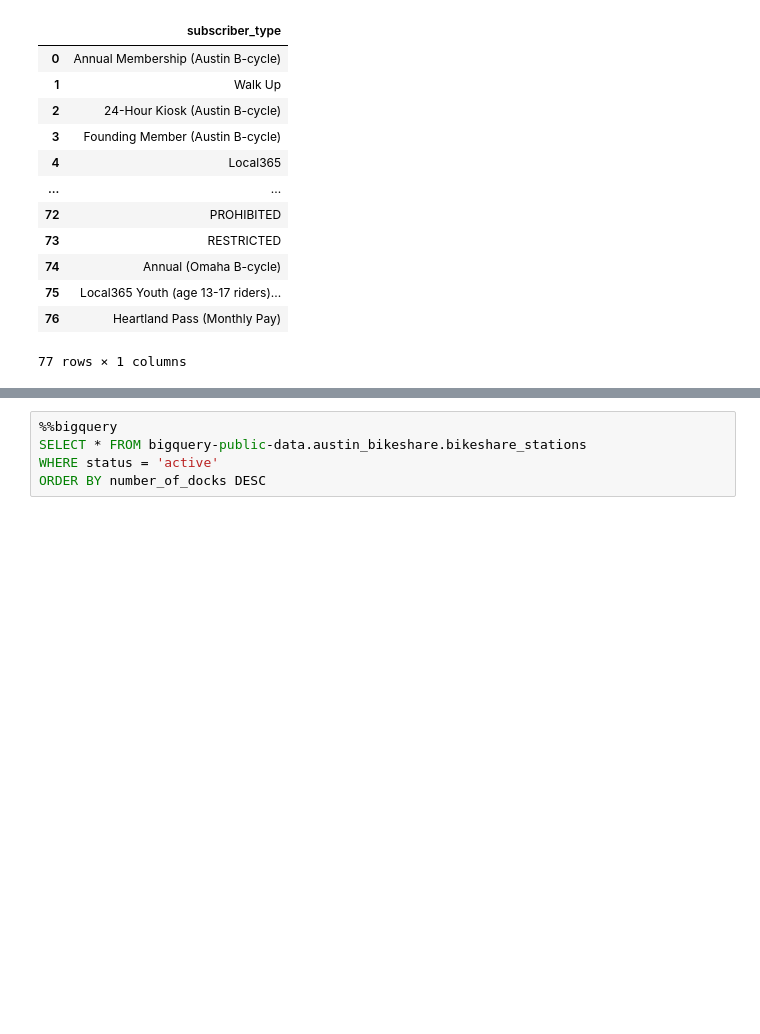
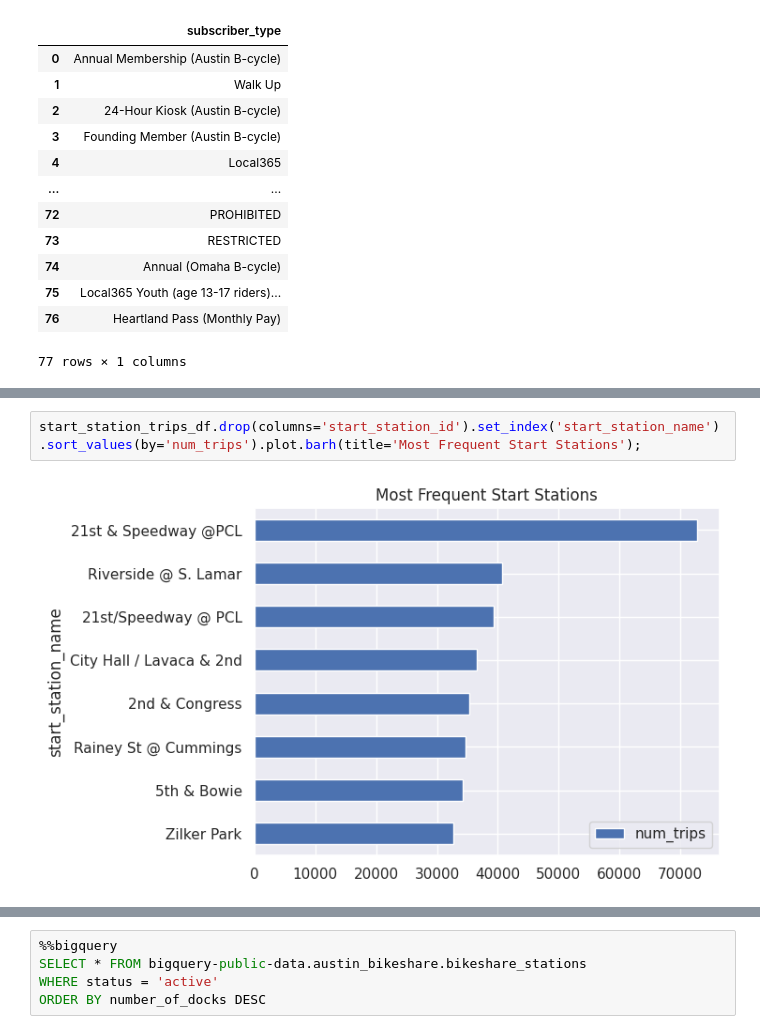
Before and after one commit to dan-bouchard/sql-big-query, a Jupyter notebook: sql_big_query.ipynb, the cells around one changed output, grey strips where cells are left out. Drawn from its saved outputs; the diff is of its cells as text; blank space fills up the shorter version.

```diff
--- a/sql_big_query.ipynb
+++ b/sql_big_query.ipynb
@@ -230 +203,5 @@ LIMIT 8
+# %%
+start_station_trips_df.drop(columns='start_station_id').set_index('start_station_name').sort_values(by='num_trips').plot.barh(title='Most Frequent Start Stations');
+# %% [output]
+[figure, added]
 # %%
```
Also changed, not shown: parts of 24 cells of this notebook.
